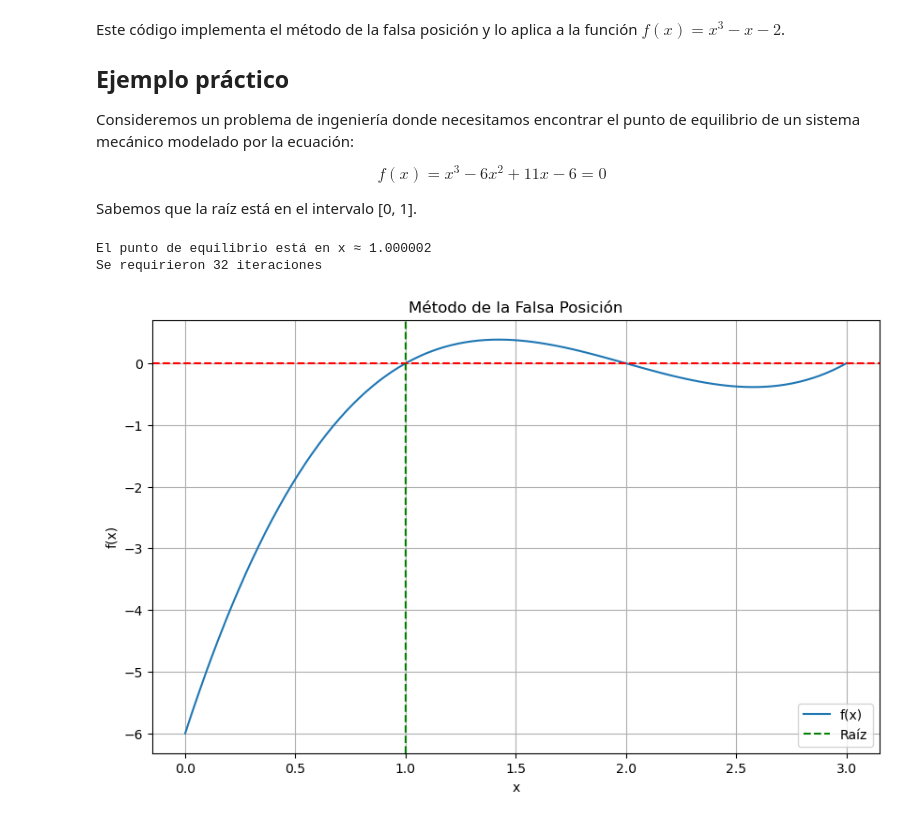
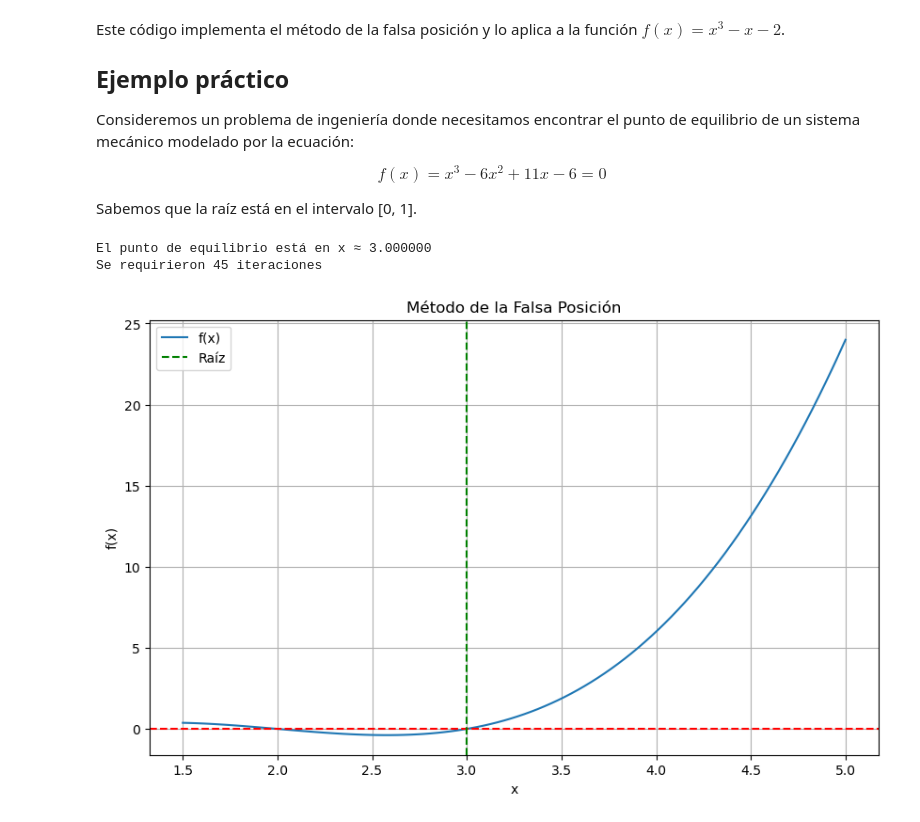
Before and after one commit to cpatagon/Python_Numerico, a Jupyter notebook: clases/03_ResolucionDeEcuaciones/04_MetododelaFalsaPosicion.ipynb, the cells around one changed output. Cells and saved outputs as stored; diff of their text form; code cells hidden in the pictures.

```diff
--- a/clases/03_ResolucionDeEcuaciones/04_MetododelaFalsaPosicion.ipynb
+++ b/clases/03_ResolucionDeEcuaciones/04_MetododelaFalsaPosicion.ipynb
@@ -137,7 +137,7 @@ def falsa_posicion(f, a, b, tol=1e-6, max_iter=100):
 
 # Ejemplo de uso
 def f(x):
-    return x**3 - x - 2
+    return x**3 - x*2 - 2
 
 root, iterations = falsa_posicion(f, 1, 2)
 print(f"Raíz aproximada: {root}")
@@ -158,34 +158,34 @@ Sabemos que la raíz está en el intervalo [0, 1].
 # %%
 import numpy as np
 import matplotlib.pyplot as plt
 
 def f(x):
     return x**3 - 6*x**2 + 11*x - 6
 
 # Aplicamos el método de la falsa posición
-root, iterations = falsa_posicion(f, 0, 1.5)
+root, iterations = falsa_posicion(f, 2.5, 3.5)
 
 print(f"El punto de equilibrio está en x ≈ {root:.6f}")
 print(f"Se requirieron {iterations} iteraciones")
 
 # Visualización
-x = np.linspace(0, 3, 100)
+x = np.linspace(1.5, 5, 100)
 y = f(x)
 
 plt.figure(figsize=(10, 6))
 plt.plot(x, y, label='f(x)')
 plt.axhline(y=0, color='r', linestyle='--')
 plt.axvline(x=root, color='g', linestyle='--', label='Raíz')
 plt.title('Método de la Falsa Posición')
 plt.xlabel('x')
 plt.ylabel('f(x)')
 plt.legend()
 plt.grid(True)
 plt.show()
 # %% [output]
-El punto de equilibrio está en x ≈ 1.000002
-Se requirieron 32 iteraciones
+El punto de equilibrio está en x ≈ 3.000000
+Se requirieron 45 iteraciones
-[figure, old version]
+[figure, new version]
 # %% [markdown]
 Este código resuelve el problema y genera una visualización del resultado.
 
```
Also changed, not shown: parts of 1 cell of this notebook, 3 other files.
